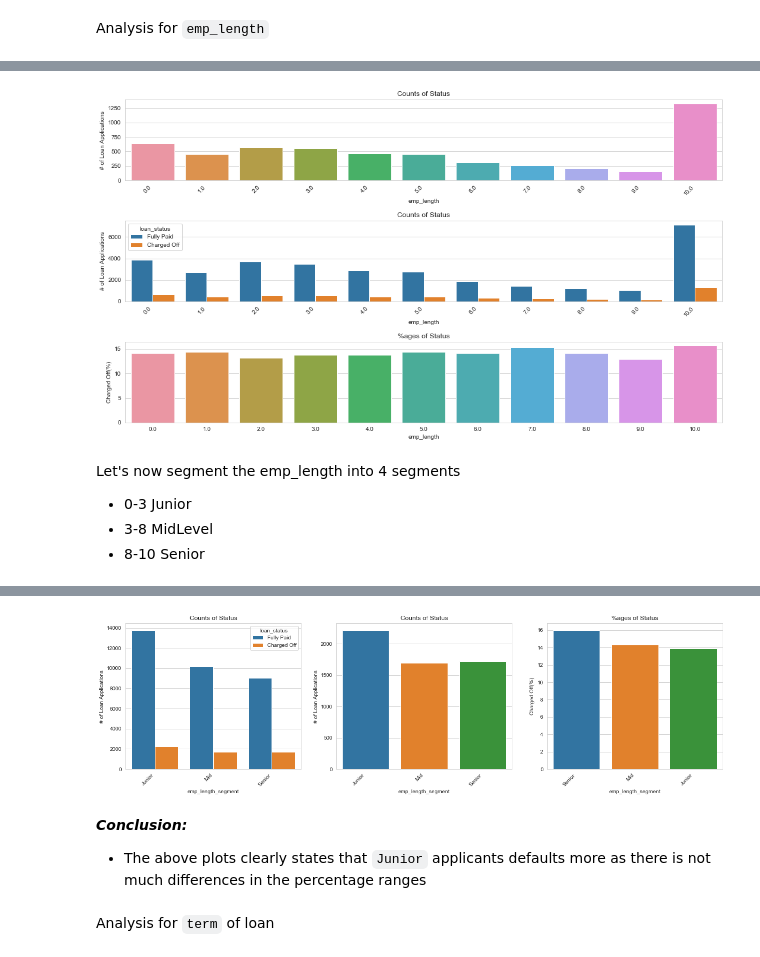
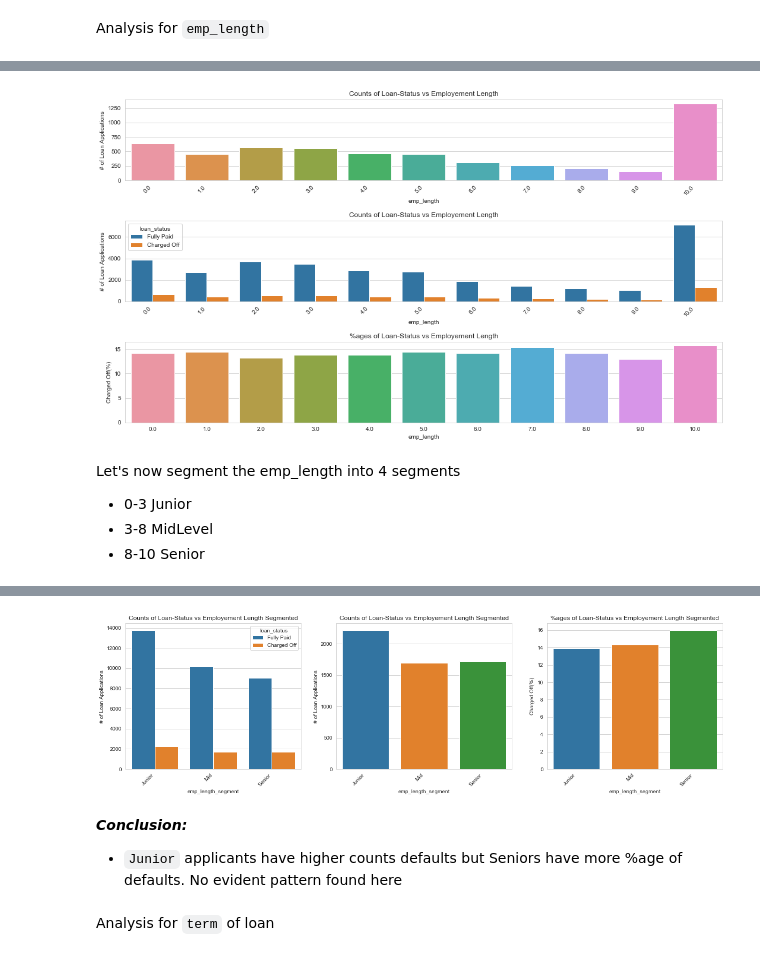
Before and after one commit to arpitjoshi/case-study-2, a Jupyter notebook: notebook.ipynb, the cells around one changed output, grey strips where cells are left out. Drawn from its saved outputs; the diff is of its cells as text; code cells hidden in the pictures.

```diff
--- a/notebook.ipynb
+++ b/notebook.ipynb
@@ -635,25 +638,25 @@ fig = plt.figure(figsize=(18, 10), )
 plt.subplot(3, 1, 1)
 ax=sns.countplot(x="emp_length", data=dataset[dataset.loan_status=="Charged Off"], linewidth=1)
 ax.set_xticklabels(ax.get_xticklabels(), rotation=45, ha="right")
-plt.title("Counts of Status")
+plt.title("Counts of Loan-Status vs Employement Length")
 plt.ylabel("# of Loan Applications")
 
 plt.subplot(3, 1, 2)
 ax=sns.countplot(x="emp_length", hue="loan_status", data=dataset, linewidth=1)
 ax.set_xticklabels(ax.get_xticklabels(), rotation=45, ha="right")
-plt.title("Counts of Status")
+plt.title("Counts of Loan-Status vs Employement Length")
 plt.ylabel("# of Loan Applications")
 
 plt.subplot(3, 1, 3)
 ax=sns.barplot(x="emp_length", y="Charged_Off_Percent", data=emp_length_status)
-plt.title("%ages of Status")
+plt.title("%ages of Loan-Status vs Employement Length")
 plt.ylabel('Charged Off(%)')
 
 
 plt.subplots_adjust(hspace = 0.5)
 plt.show()
 # %% [output]
-[figure, old version]
+[figure, new version]
 # %% [markdown]
 Let's now segment the emp_length into 4 segments
 - 0-3 Junior
@@ -686,32 +689,32 @@ emp_length_segment_status
 # %%
 fig = plt.figure(figsize=(20, 5), )
 
 plt.subplot(1, 3, 1)
 ax=sns.countplot(x="emp_length_segment", hue="loan_status", data=dataset, linewidth=1, order=['Junior', 'Mid', 'Senior'])
 ax.set_xticklabels(ax.get_xticklabels(), rotation=45, ha="right")
-plt.title("Counts of Status")
+plt.title("Counts of Loan-Status vs Employement Length Segmented")
 plt.ylabel("# of Loan Applications")
 
 plt.subplot(1, 3, 2)
 ax=sns.countplot(x="emp_length_segment", data=dataset[dataset.loan_status=="Charged Off"], linewidth=1, order=['Junior', 'Mid', 'Senior'])
 ax.set_xticklabels(ax.get_xticklabels(), rotation=45, ha="right")
-plt.title("Counts of Status")
+plt.title("Counts of Loan-Status vs Employement Length Segmented")
 plt.ylabel("# of Loan Applications")
 
 
 plt.subplot(1, 3, 3)
-ax=sns.barplot(x="emp_length_segment", y="Charged_Off_Percent", data=emp_length_segment_status)
+ax=sns.barplot(x="emp_length_segment", y="Charged_Off_Percent", data=emp_length_segment_status, order=['Junior', 'Mid', 'Senior'])
 ax.set_xticklabels(ax.get_xticklabels(), rotation=45, ha="right")
-plt.title("%ages of Status")
+plt.title("%ages of Loan-Status vs Employement Length Segmented")
 plt.ylabel('Charged Off(%)')
 
 
 plt.show()
 # %% [output]
-[figure, old version]
+[figure, new version]
-# %% [markdown]
-___Conclusion:___
-- The above plots clearly states that `Junior` applicants defaults more as there is not much differences in the percentage ranges
+# %% [markdown]
+___Conclusion:___
+- `Junior` applicants have higher counts defaults but Seniors have more %age of defaults. No evident pattern found here
 # %% [markdown]
 Analysis for `term` of loan
 # %%
```
Also changed, not shown: parts of 23 cells of this notebook.
